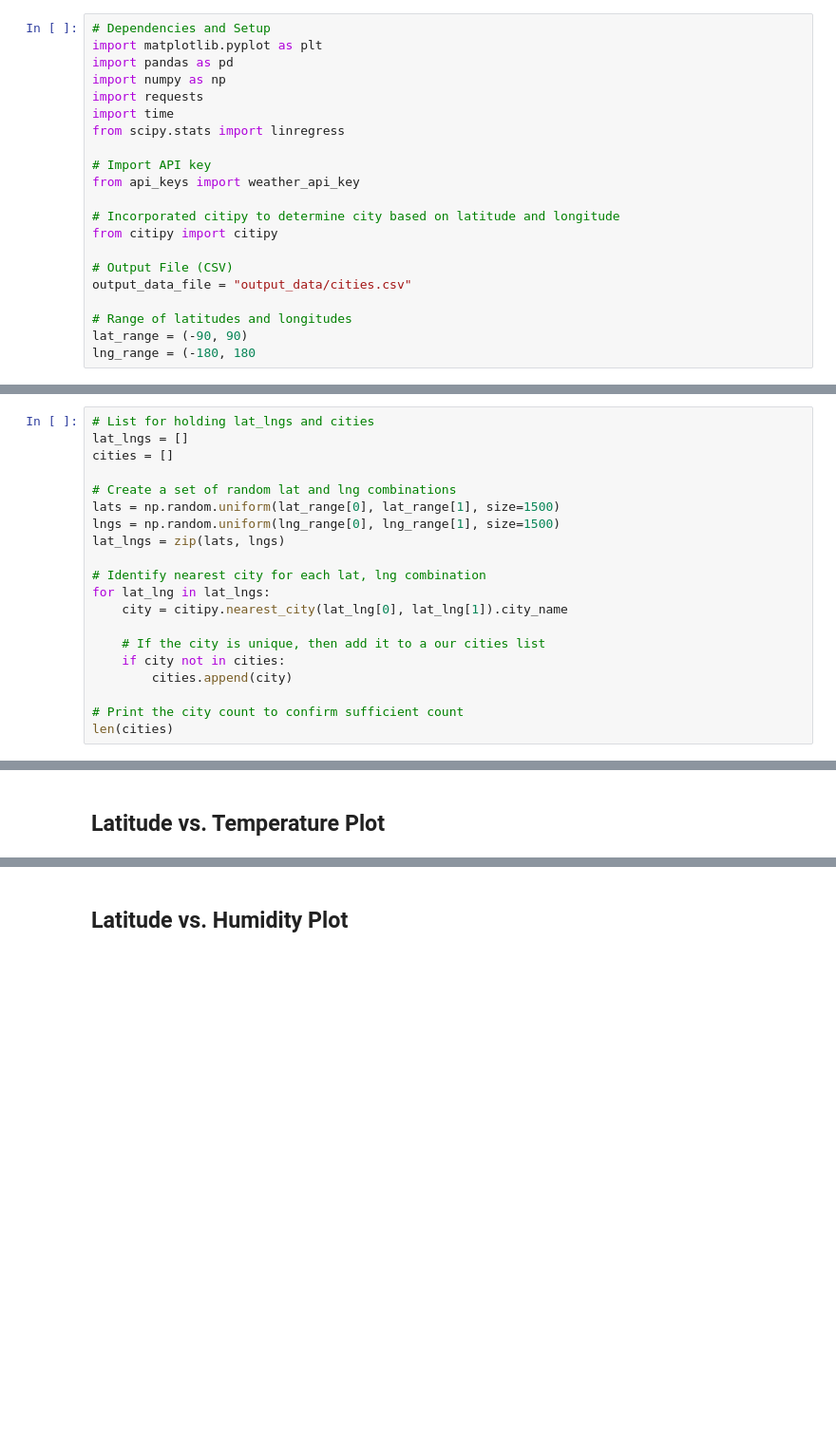
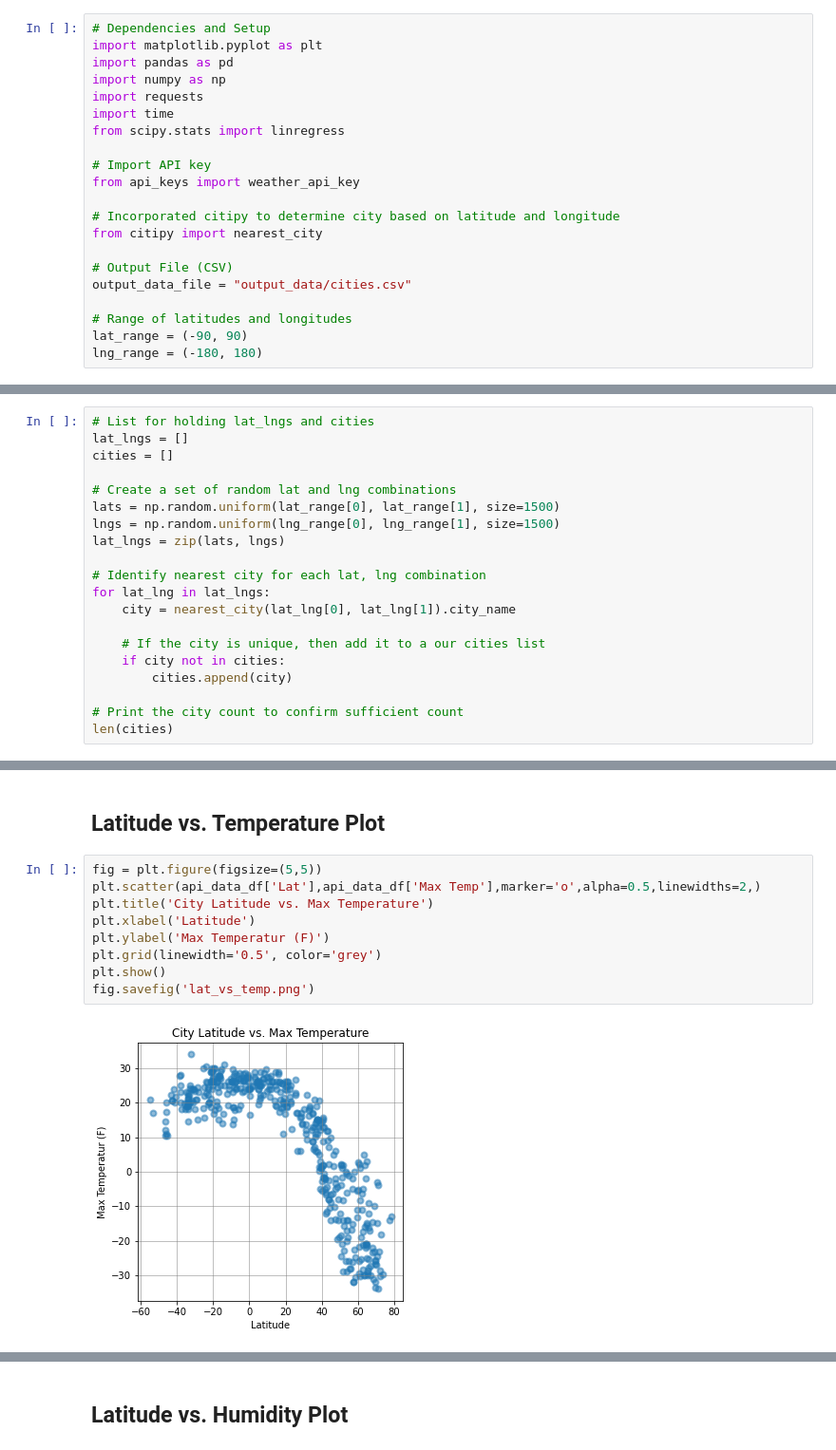
Before and after one commit to ronaldbmz/python-api-challenge, a Jupyter notebook: WeatherPy/WeatherPy.ipynb, the cells around one changed output, grey strips where cells are left out. Shown at 95% size. Cells and saved outputs as stored; diff of their text form; blank space fills up the shorter version.

```diff
--- a/WeatherPy/WeatherPy.ipynb
+++ b/WeatherPy/WeatherPy.ipynb
@@ -19,11 +19,11 @@ from scipy.stats import linregress
 from api_keys import weather_api_key
 
 # Incorporated citipy to determine city based on latitude and longitude
-from citipy import citipy
+from citipy import nearest_city
 
 # Output File (CSV)
 output_data_file = "output_data/cities.csv"
 
 # Range of latitudes and longitudes
 lat_range = (-90, 90)
-lng_range = (-180, 180
+lng_range = (-180, 180)
@@ -43,7 +41,7 @@ lat_lngs = zip(lats, lngs)
 
 # Identify nearest city for each lat, lng combination
 for lat_lng in lat_lngs:
-    city = citipy.nearest_city(lat_lng[0], lat_lng[1]).city_name
+    city = nearest_city(lat_lng[0], lat_lng[1]).city_name
 
     # If the city is unique, then add it to a our cities list
     if city not in cities:
@@ -134,3 +171,14 @@ Skip this step if there are no cities that have humidity > 100%.
 * Save the plotted figures as .pngs.
 # %% [markdown]
 ## Latitude vs. Temperature Plot
+# %%
+fig = plt.figure(figsize=(5,5))
+plt.scatter(api_data_df['Lat'],api_data_df['Max Temp'],marker='o',alpha=0.5,linewidths=2,)
+plt.title('City Latitude vs. Max Temperature')
+plt.xlabel('Latitude')
+plt.ylabel('Max Temperatur (F)')
+plt.grid(linewidth='0.5', color='grey')
+plt.show()
+fig.savefig('lat_vs_temp.png')
+# %% [output]
+[figure, added]
```
Also changed, not shown: parts of 24 cells of this notebook, 5 other files.
